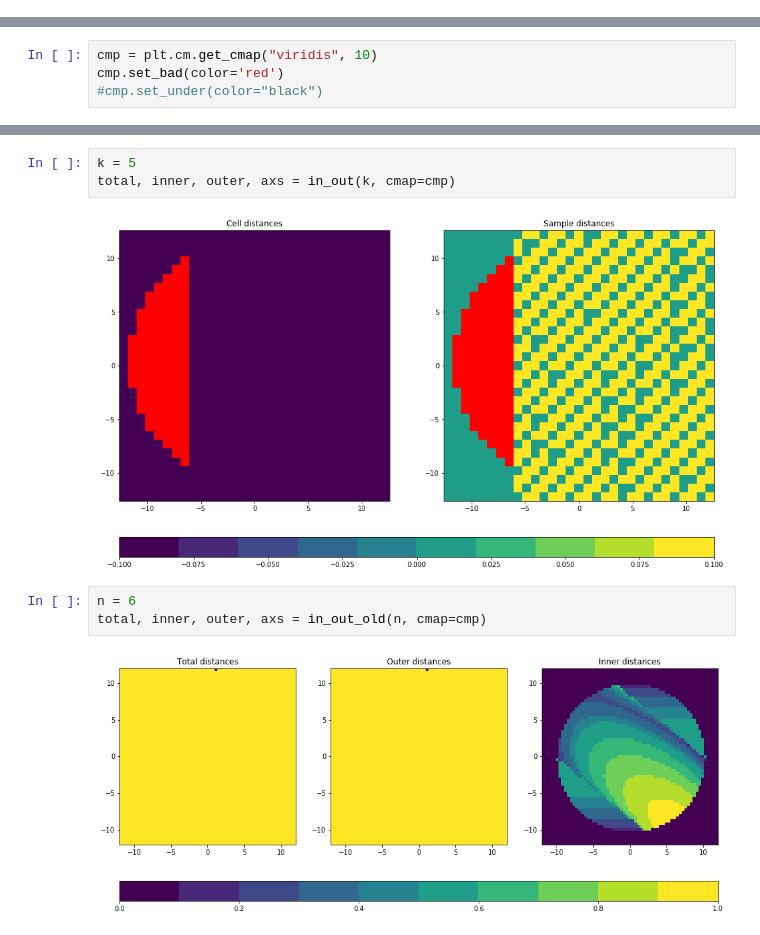
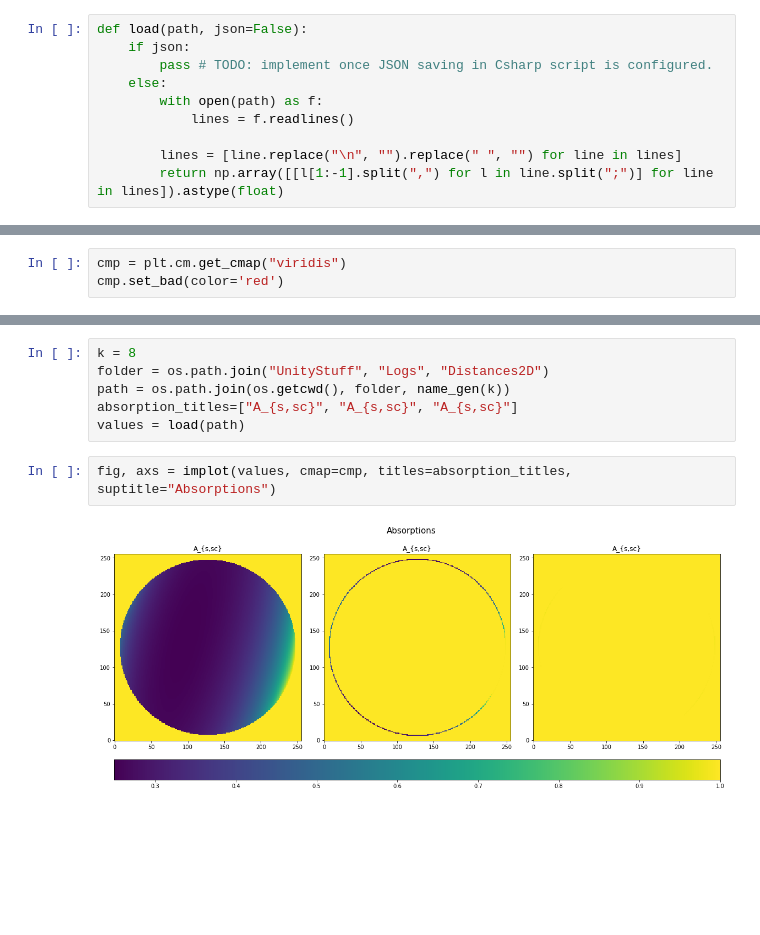
Before and after one commit to d8xa/XRD-TAF, a Jupyter notebook: Visualizer.ipynb, the cells around one changed output, grey strips where cells are left out. Drawn from its saved outputs; the diff is of its cells as text; blank space fills up the shorter version.

Commit message:
refactored and rewrote Visualizer for arbitrary 3D Arrays

```diff
--- a/Visualizer.ipynb
+++ b/Visualizer.ipynb
@@ -11,0 +7,10 @@ import matplotlib.colors
+# %%
+def load(path, json=False):
+    if json:
+        pass # TODO: implement once JSON saving in Csharp script is configured.
+    else:
+        with open(path) as f:
+            lines = f.readlines()
+
+        lines = [line.replace("\n", "").replace(" ", "") for line in lines]
+        return np.array([[l[1:-1].split(",") for l in line.split(";")] for line in lines]).astype(float)
@@ -81,4 +75,3 @@ zero_loc = np.argwhere(unique_vals==0).flatten()[0]
 # %%
-cmp = plt.cm.get_cmap("viridis", 10)
+cmp = plt.cm.get_cmap("viridis")
 cmp.set_bad(color='red')
-#cmp.set_under(color="black")
@@ -105,10 +78,10 @@ with open(path) as f:
-# %%
-k = 5
-total, inner, outer, axs = in_out(k, cmap=cmp)
-# %% [output]
-[figure, removed]
-# %%
-n = 6
-total, inner, outer, axs = in_out_old(n, cmap=cmp)
-# %% [output]
-[figure, removed]
+# %%
+k = 8
+folder = os.path.join("UnityStuff", "Logs", "Distances2D")
+path = os.path.join(os.getcwd(), folder, name_gen(k))
+absorption_titles=["A_{s,sc}", "A_{s,sc}", "A_{s,sc}"]
+values = load(path)
+# %%
+fig, axs = implot(values, cmap=cmp, titles=absorption_titles, suptitle="Absorptions")
+# %% [output]
+[figure, added]
```
Also changed, not shown: parts of 11 cells of this notebook.
